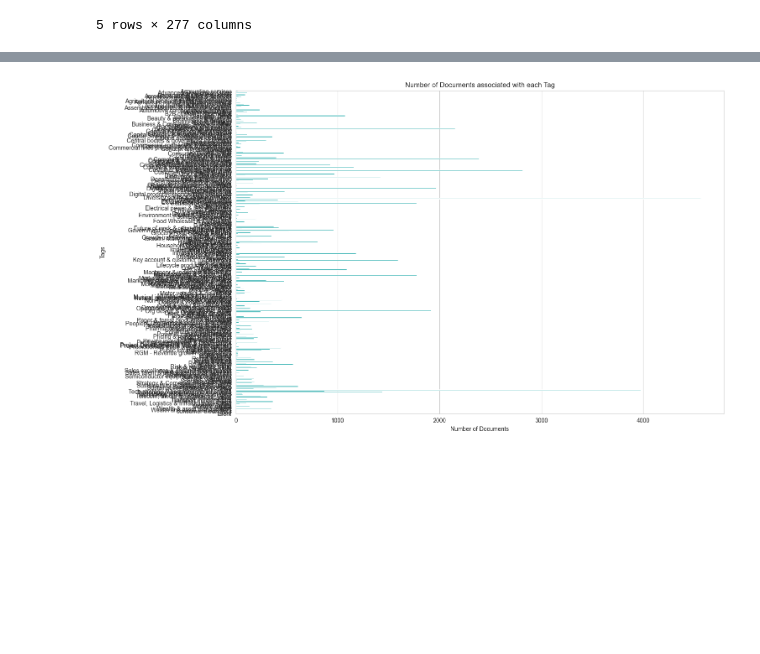
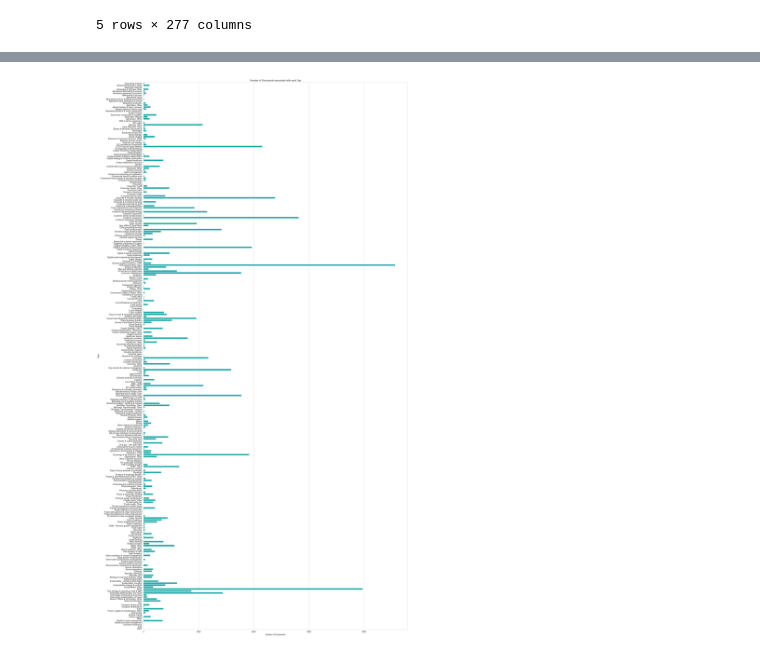
Before and after one commit to RiturajRaman15/React, a Jupyter notebook: ModelTraining.ipynb, the cells around one changed output, grey strips where cells are left out. Saved outputs shown, nothing was run; the diff lists cells and outputs as text; code cells hidden in the pictures; blank space fills up the shorter version.

```diff
--- a/ModelTraining.ipynb
+++ b/ModelTraining.ipynb
@@ -120,3 +98,0 @@ OSError: [E050] Can't find model 'en_core_web_sm'. It doesn't seem to be a Pytho
-# %%
-dataset['SUMMARY'] = dataset['SUMMARY'].apply(preprocess_spacy)
-dataset.head()
@@ -372,15 +445,16 @@ dataset.head()
 # %%
+# Calculate the sum of each tag column
 tag_counts = binarizedLabels2.sum(numeric_only=True)
 
 # Plot
-plt.figure(figsize=(15, 10))
+plt.figure(figsize=(24, 50))
 sns.barplot(x=tag_counts.values, y=tag_counts.index, color='c')
 plt.xlabel('Number of Documents')
 plt.ylabel('Tags')
 plt.title('Number of Documents associated with each Tag')
 plt.show()
 # %% [output]
-[figure, old version]
+[figure, new version]
 # %%
 X_train_2, X_test_2, y_train_2, y_test_2 = train_test_split(dataset['SUMMARY'], binarizedLabels2, test_size=0.1,
                                                             random_state=41)
```
Also changed, not shown: parts of 48 cells of this notebook.
